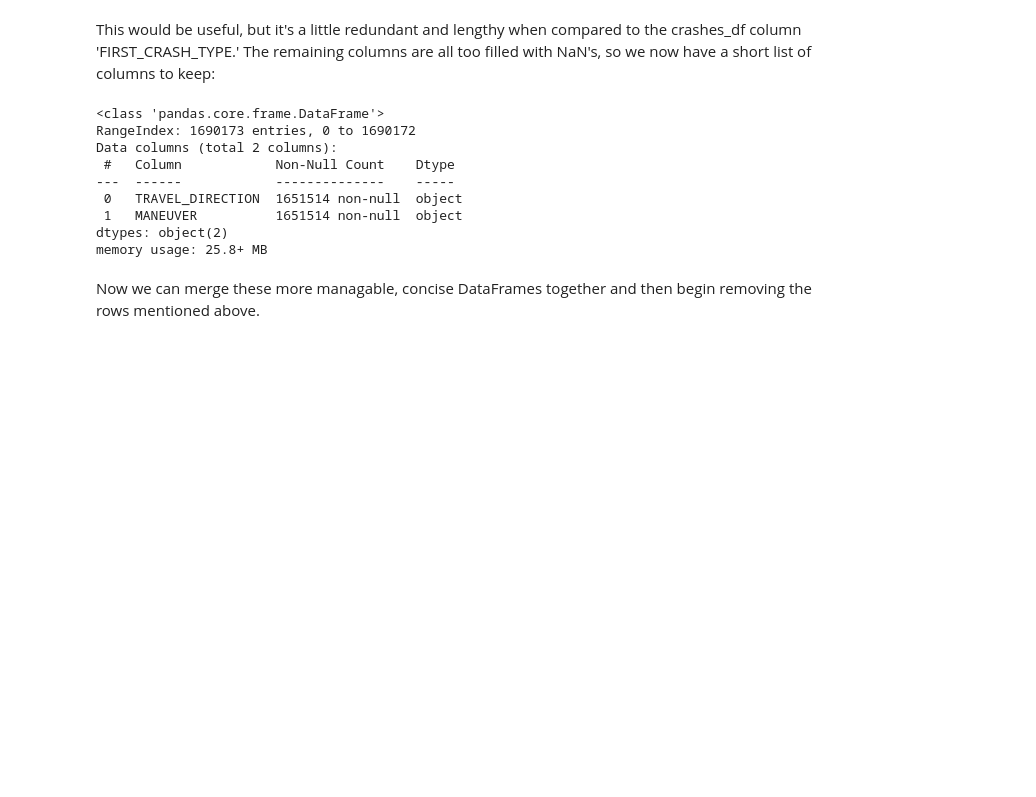
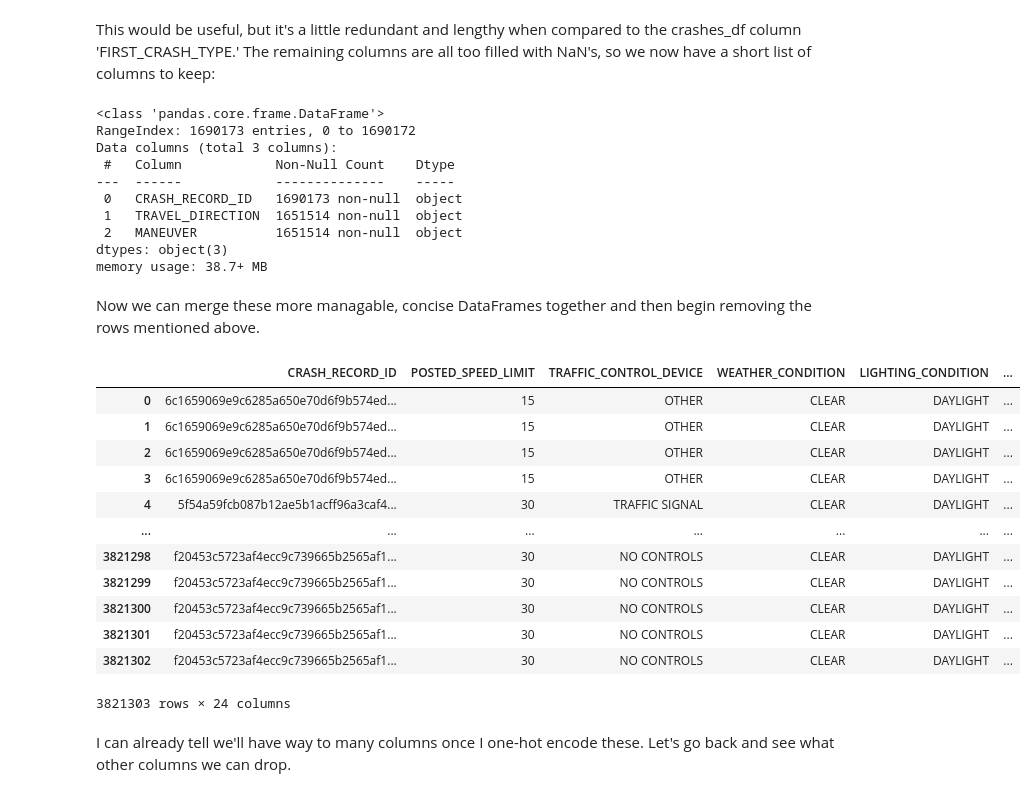
Before and after one commit to joeldmott/chicago_auto_accidents_project, a Jupyter notebook: Untitled.ipynb, the cells around one changed output. Saved outputs shown, nothing was run; the diff lists cells and outputs as text; code cells hidden in the pictures; blank space fills up the shorter version.

```diff
--- a/Untitled.ipynb
+++ b/Untitled.ipynb
@@ -169,12 +216,14 @@ Finally, some columns are woefully empty; 'LANE_CNT', 'INTERSECTION_RELATED_I',
 
 I'll keep 'CRASH_RECORD_ID' for now so I can join the 'people' & 'vehicles' tables later.
 # %%
-crashes_columns_to_drop = ['CRASH_DATE', 'CRASH_DATE_EST_I', 'REPORT_TYPE', 'DAMAGE', 'DATE_POLICE_NOTIFIED', 'SEC_CONTRIBUTORY_CAUSE',
-                   'STREET_NO', 'STREET_NAME', 'BEAT_OF_OCCURRENCE', 'PHOTOS_TAKEN_I', 'STATEMENTS_TAKEN_I', 'MOST_SEVERE_INJURY',
-                   'INJURIES_TOTAL', 'INJURIES_FATAL', 'INJURIES_INCAPACITATING', 'INJURIES_NON_INCAPACITATING',
-                   'INJURIES_REPORTED_NOT_EVIDENT', 'INJURIES_NO_INDICATION', 'INJURIES_UNKNOWN', 'LOCATION', 'LANE_CNT',
-                   'INTERSECTION_RELATED_I', 'NOT_RIGHT_OF_WAY_I', 'HIT_AND_RUN_I', 'DOORING_I', 'WORK_ZONE_I', 'WORK_ZONE_TYPE',
-                   'WORKERS_PRESENT_I']
+crashes_columns_to_drop = ['CRASH_DATE', 'CRASH_DATE_EST_I', 'DEVICE_CONDITION', 'FIRST_CRASH_TYPE',
+                           'REPORT_TYPE', 'DAMAGE', 'DATE_POLICE_NOTIFIED', 'SEC_CONTRIBUTORY_CAUSE',
+                           'STREET_NO', 'STREET_NAME', 'BEAT_OF_OCCURRENCE', 'PHOTOS_TAKEN_I',
+                           'STATEMENTS_TAKEN_I', 'MOST_SEVERE_INJURY', 'INJURIES_TOTAL', 'INJURIES_FATAL',
+                           'INJURIES_INCAPACITATING', 'INJURIES_NON_INCAPACITATING', 'INJURIES_REPORTED_NOT_EVIDENT',
+                           'INJURIES_NO_INDICATION', 'INJURIES_UNKNOWN', 'LOCATION', 'LANE_CNT',
+                           'INTERSECTION_RELATED_I', 'NOT_RIGHT_OF_WAY_I', 'HIT_AND_RUN_I', 'DOORING_I',
+                           'WORK_ZONE_I', 'WORK_ZONE_TYPE', 'WORKERS_PRESENT_I', 'TRAFFICWAY_TYPE']
 # %%
 crashes_df_refined = crashes_df.drop(crashes_columns_to_drop, axis=1)
 crashes_df_refined.info()
@@ -514,19 +546,50 @@ Name: count, dtype: int64
 # %% [markdown]
 This would be useful, but it's a little redundant and lengthy when compared to the crashes_df column 'FIRST_CRASH_TYPE.' The remaining columns are all too filled with NaN's, so we now have a short list of columns to keep:
 # %%
-vehicles_df_columns_to_keep = ['TRAVEL_DIRECTION', 'MANEUVER']
+vehicles_df_columns_to_keep = ['CRASH_RECORD_ID', 'TRAVEL_DIRECTION', 'MANEUVER']
 # %%
 vehicles_df_refined = vehicles_df[vehicles_df_columns_to_keep]
 vehicles_df_refined.info()
 # %% [output]
 <class 'pandas.core.frame.DataFrame'>
 RangeIndex: 1690173 entries, 0 to 1690172
-Data columns (total 2 columns):
+Data columns (total 3 columns):
  #   Column            Non-Null Count    Dtype
 ---  ------            --------------    -----
- 0   TRAVEL_DIRECTION  1651514 non-null  object
- 1   MANEUVER          1651514 non-null  object
-dtypes: object(2)
-memory usage: 25.8+ MB
+ 0   CRASH_RECORD_ID   1690173 non-null  object
+ 1   TRAVEL_DIRECTION  1651514 non-null  object
+ 2   MANEUVER          1651514 non-null  object
+dtypes: object(3)
+memory usage: 38.7+ MB
 # %% [markdown]
 Now we can merge these more managable, concise DataFrames together and then begin removing the rows mentioned above.
+# %%
+#First, we'll merge the crashes & people df's:
+merged_crashes = pd.merge(left=crashes_df_refined,
+                          right=people_df_refined,
+                          left_on='CRASH_RECORD_ID',
+                          right_on='CRASH_RECORD_ID')
+
+#Now the newly merged df and the vehicles one:
+merged_crashes = pd.merge(left=merged_crashes,
+                          right=vehicles_df_refined,
+                          left_on='CRASH_RECORD_ID',
+                          right_on='CRASH_RECORD_ID')
+
+merged_crashes
+# %% [output]
+|  | CRASH_RECORD_ID | POSTED_SPEED_LIMIT | TRAFFIC_CONTROL_DEVICE | WEATHER_CONDITION | LIGHTING_CONDITION | ... |
+| 0 | 6c1659069e9c6285a650e70d6f9b574ed... | 15 | OTHER | CLEAR | DAYLIGHT | ... |
+| 1 | 6c1659069e9c6285a650e70d6f9b574ed... | 15 | OTHER | CLEAR | DAYLIGHT | ... |
+| 2 | 6c1659069e9c6285a650e70d6f9b574ed... | 15 | OTHER | CLEAR | DAYLIGHT | ... |
+| 3 | 6c1659069e9c6285a650e70d6f9b574ed... | 15 | OTHER | CLEAR | DAYLIGHT | ... |
+| 4 | 5f54a59fcb087b12ae5b1acff96a3caf4... | 30 | TRAFFIC SIGNAL | CLEAR | DAYLIGHT | ... |
+| ... | ... | ... | ... | ... | ... | ... |
+| 3821298 | f20453c5723af4ecc9c739665b2565af1... | 30 | NO CONTROLS | CLEAR | DAYLIGHT | ... |
+| 3821299 | f20453c5723af4ecc9c739665b2565af1... | 30 | NO CONTROLS | CLEAR | DAYLIGHT | ... |
+| 3821300 | f20453c5723af4ecc9c739665b2565af1... | 30 | NO CONTROLS | CLEAR | DAYLIGHT | ... |
+| 3821301 | f20453c5723af4ecc9c739665b2565af1... | 30 | NO CONTROLS | CLEAR | DAYLIGHT | ... |
+| 3821302 | f20453c5723af4ecc9c739665b2565af1... | 30 | NO CONTROLS | CLEAR | DAYLIGHT | ... |
+3821303 rows × 24 columns
+# %% [markdown]
+I can already tell we'll have way to many columns once I one-hot encode these. Let's go back and see what other columns we can drop.
```
Also changed, not shown: parts of 14 cells of this notebook.
